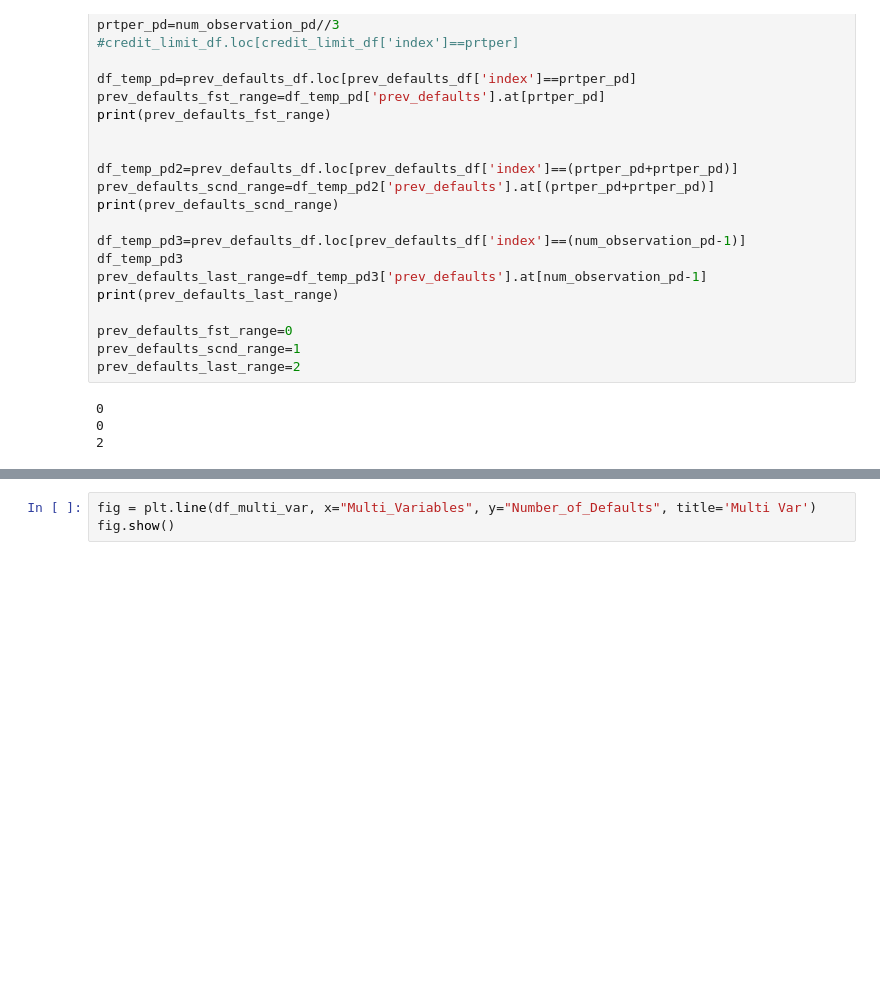
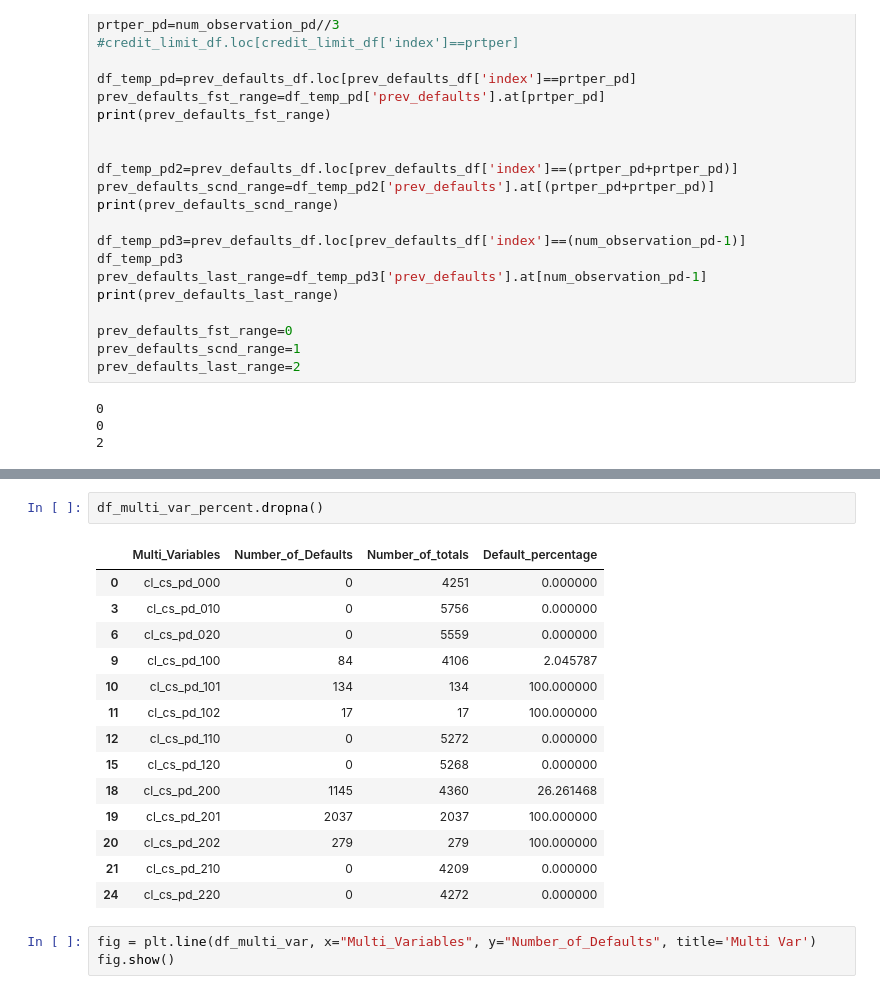
Before and after one commit to MonikaSinghGit/CreditCardDefaultAnalysis, a Jupyter notebook: CreditCardDefaultAnalysis.ipynb, the cells around one changed output, grey strips where cells are left out. Cells and saved outputs as stored; diff of their text form; blank space fills up the shorter version.

```diff
--- a/CreditCardDefaultAnalysis.ipynb
+++ b/CreditCardDefaultAnalysis.ipynb
@@ -514,3 +630,20 @@ df_multi_var
+# %%
+df_multi_var_percent.dropna()
+# %% [output]
+|  | Multi_Variables | Number_of_Defaults | Number_of_totals | Default_percentage |
+| 0 | cl_cs_pd_000 | 0 | 4251 | 0.000000 |
+| 3 | cl_cs_pd_010 | 0 | 5756 | 0.000000 |
+| 6 | cl_cs_pd_020 | 0 | 5559 | 0.000000 |
+| 9 | cl_cs_pd_100 | 84 | 4106 | 2.045787 |
+| 10 | cl_cs_pd_101 | 134 | 134 | 100.000000 |
+| 11 | cl_cs_pd_102 | 17 | 17 | 100.000000 |
+| 12 | cl_cs_pd_110 | 0 | 5272 | 0.000000 |
+| 15 | cl_cs_pd_120 | 0 | 5268 | 0.000000 |
+| 18 | cl_cs_pd_200 | 1145 | 4360 | 26.261468 |
+| 19 | cl_cs_pd_201 | 2037 | 2037 | 100.000000 |
+| 20 | cl_cs_pd_202 | 279 | 279 | 100.000000 |
+| 21 | cl_cs_pd_210 | 0 | 4209 | 0.000000 |
+| 24 | cl_cs_pd_220 | 0 | 4272 | 0.000000 |
 # %%
 fig = plt.line(df_multi_var, x="Multi_Variables", y="Number_of_Defaults", title='Multi Var')
 fig.show()
```
Also changed, not shown: parts of 4 cells of this notebook.
